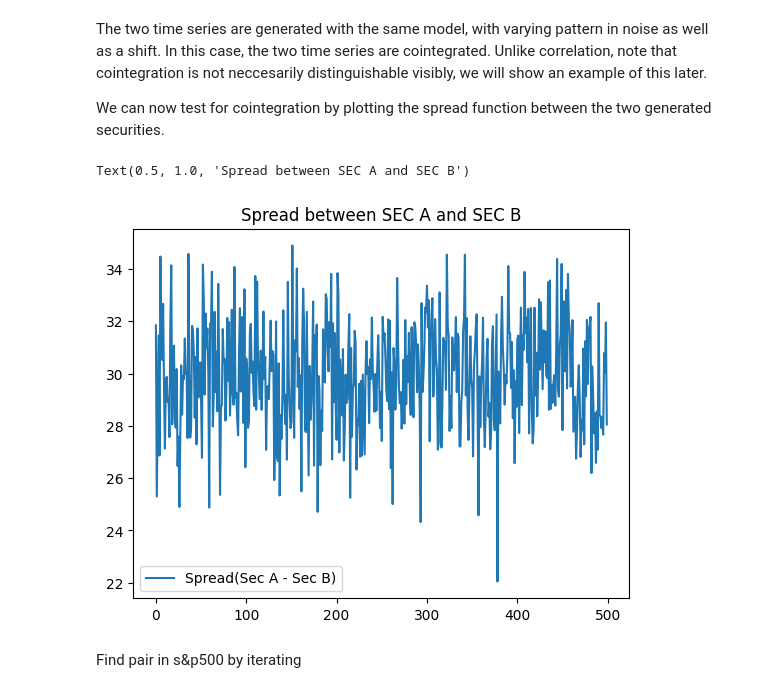
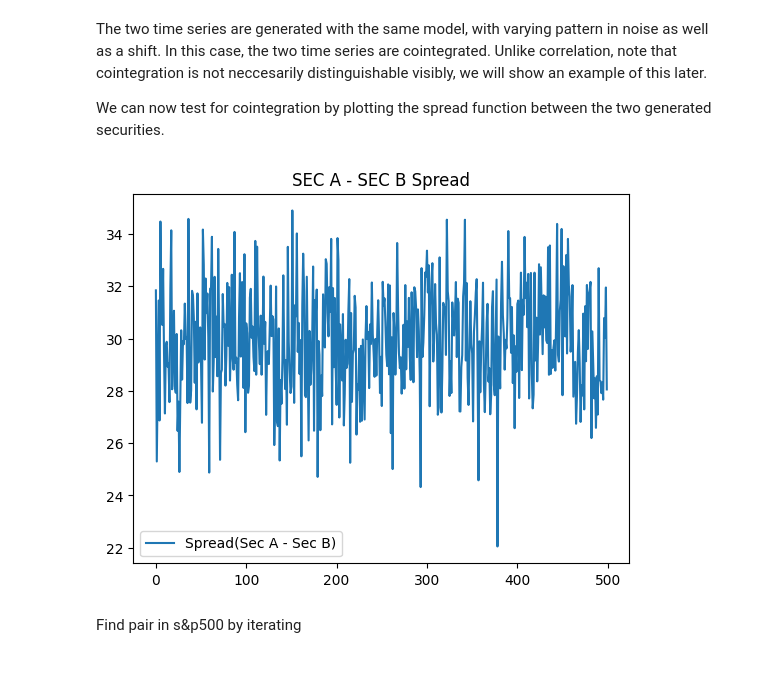
Before and after one commit to charlie-liuu/PairsTrading, a Jupyter notebook: Pairs.ipynb, the cells around one changed output. Saved outputs shown, nothing was run; the diff lists cells and outputs as text; code cells hidden in the pictures.

```diff
--- a/Pairs.ipynb
+++ b/Pairs.ipynb
@@ -91,10 +91,9 @@ We can now test for cointegration by plotting the spread function between the tw
 # %%
 #Plotting spread
 plt.plot(SecA - SecB, label = 'Spread(Sec A - Sec B)')
 plt.legend()
-plt.title("Spread between SEC A and SEC B")
+plt.title("SEC A - SEC B Spread");
 # %% [output]
-Text(0.5, 1.0, 'Spread between SEC A and SEC B')
-[figure, old version]
+[figure, new version]
 # %% [markdown]
 Find pair in s&p500 by iterating
```
Also changed, not shown: parts of 3 cells of this notebook.
